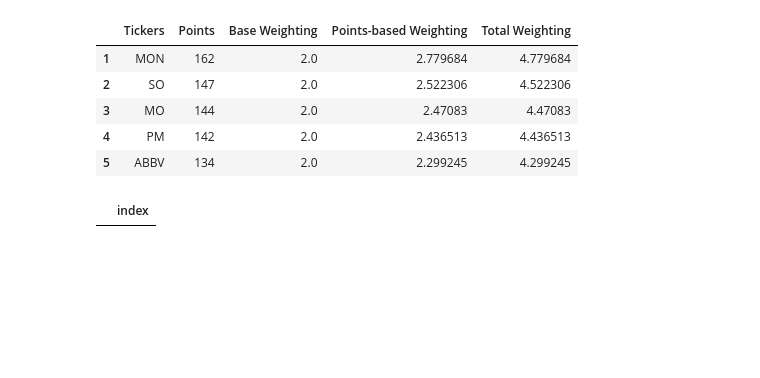
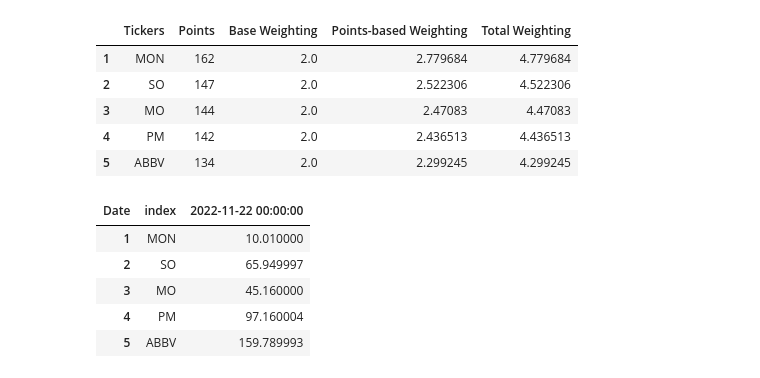
Before and after one commit to richardsha19/portfolio-manager, a Jupyter notebook: Main.ipynb, the cells around one changed output. Saved outputs shown, nothing was run; the diff lists cells and outputs as text; code cells hidden in the pictures; blank space fills up the shorter version.

Commit message:
Finalized Portfolio

```diff
--- a/Main.ipynb
+++ b/Main.ipynb
@@ -296,22 +296,27 @@ score_dropped.head()
 | 5 | ABBV | 134 | 2.0 | 2.299245 | 4.299245 |
 # %%
 tickers_list = score_dropped['Tickers']
-recent_history_close = pd.DataFrame()
+Portfolio_Final = pd.DataFrame()
 
 start_date = '2022-11-22'
 end_date = '2022-11-23'
 
 for x in tickers_list:
     stock_info = yf.Ticker(x)
     stock_hist =  stock_info.history(start = start_date, end = end_date)
 
-    recent_history_close[x] = stock_hist['Close']
+    Portfolio_Final[x] = stock_hist['Close']
     #price_list.append(recent_history_close['2022-11-22'])
 
-recent_history_close = recent_history_close.transpose()
-recent_history_close = recent_history_close.reset_index()
-recent_history_close.index += 1
+Portfolio_Final = Portfolio_Final.transpose()
+Portfolio_Final = Portfolio_Final.reset_index()
+Portfolio_Final.index += 1
 
-recent_history_close.head()
+Portfolio_Final.head()
 # %% [output]
-|  | index |
+| Date | index | 2022-11-22 00:00:00 |
+| 1 | MON | 10.010000 |
+| 2 | SO | 65.949997 |
+| 3 | MO | 45.160000 |
+| 4 | PM | 97.160004 |
+| 5 | ABBV | 159.789993 |
```
Also changed, not shown: parts of 9 cells of this notebook.
